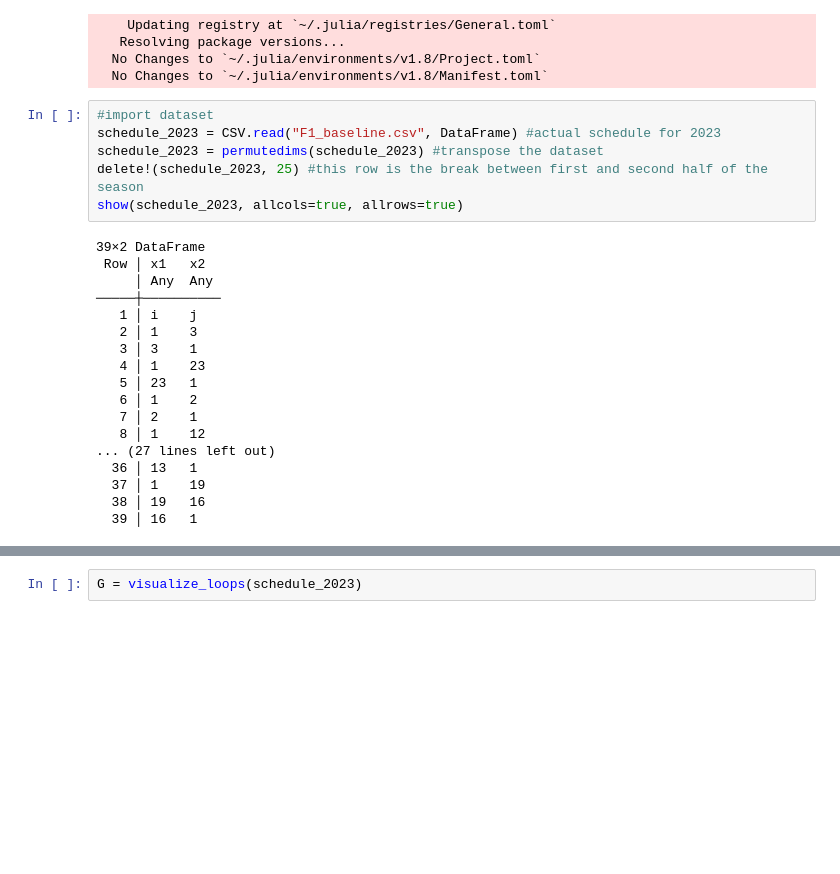
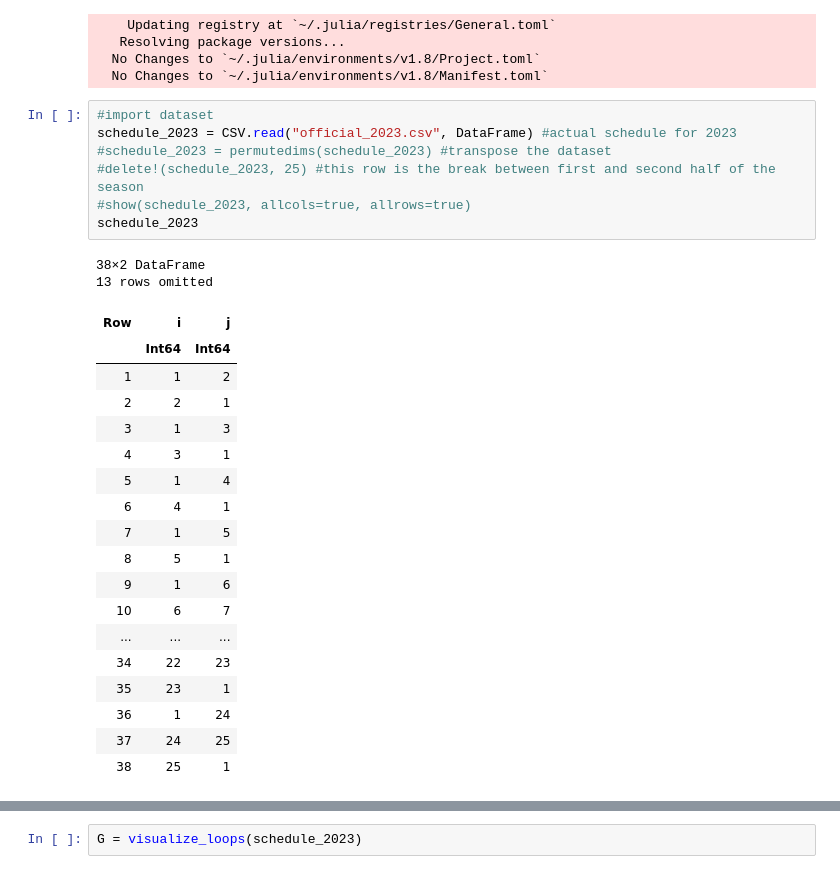
Before and after one commit to GuillaumeBonheure/OptimizeF1, a Jupyter notebook: Baseline_2023.ipynb, the cells around one changed output, grey strips where cells are left out. Saved outputs shown, nothing was run; the diff lists cells and outputs as text; blank space fills up the shorter version.

```diff
--- a/Baseline_2023.ipynb
+++ b/Baseline_2023.ipynb
@@ -18,28 +18,32 @@ using Combinatorics
   No Changes to `~/.julia/environments/v1.8/Manifest.toml`
 # %%
 #import dataset
-schedule_2023 = CSV.read("F1_baseline.csv", DataFrame) #actual schedule for 2023
-schedule_2023 = permutedims(schedule_2023) #transpose the dataset
-delete!(schedule_2023, 25) #this row is the break between first and second half of the season
-show(schedule_2023, allcols=true, allrows=true)
+schedule_2023 = CSV.read("official_2023.csv", DataFrame) #actual schedule for 2023
+#schedule_2023 = permutedims(schedule_2023) #transpose the dataset
+#delete!(schedule_2023, 25) #this row is the break between first and second half of the season
+#show(schedule_2023, allcols=true, allrows=true)
+schedule_2023
 # %% [output]
-39×2 DataFrame
- Row │ x1   x2
-     │ Any  Any
-─────┼──────────
-   1 │ i    j
-   2 │ 1    3
-   3 │ 3    1
-   4 │ 1    23
-   5 │ 23   1
-   6 │ 1    2
-   7 │ 2    1
-   8 │ 1    12
-... (27 lines left out)
-  36 │ 13   1
-  37 │ 1    19
-  38 │ 19   16
-  39 │ 16   1
+38×2 DataFrame
+13 rows omitted
+| Row | i | j |
+|  | Int64 | Int64 |
+| 1 | 1 | 2 |
+| 2 | 2 | 1 |
+| 3 | 1 | 3 |
+| 4 | 3 | 1 |
+| 5 | 1 | 4 |
+| 6 | 4 | 1 |
+| 7 | 1 | 5 |
+| 8 | 5 | 1 |
+| 9 | 1 | 6 |
+| 10 | 6 | 7 |
+| ... | ... | ... |
+| 34 | 22 | 23 |
+| 35 | 23 | 1 |
+| 36 | 1 | 24 |
+| 37 | 24 | 25 |
+| 38 | 25 | 1 |
 # %%
 function visualize_loops(df)
     G = Graphs.SimpleDiGraph(25)
```
Also changed, not shown: parts of 24 cells of this notebook, 7 other files.
